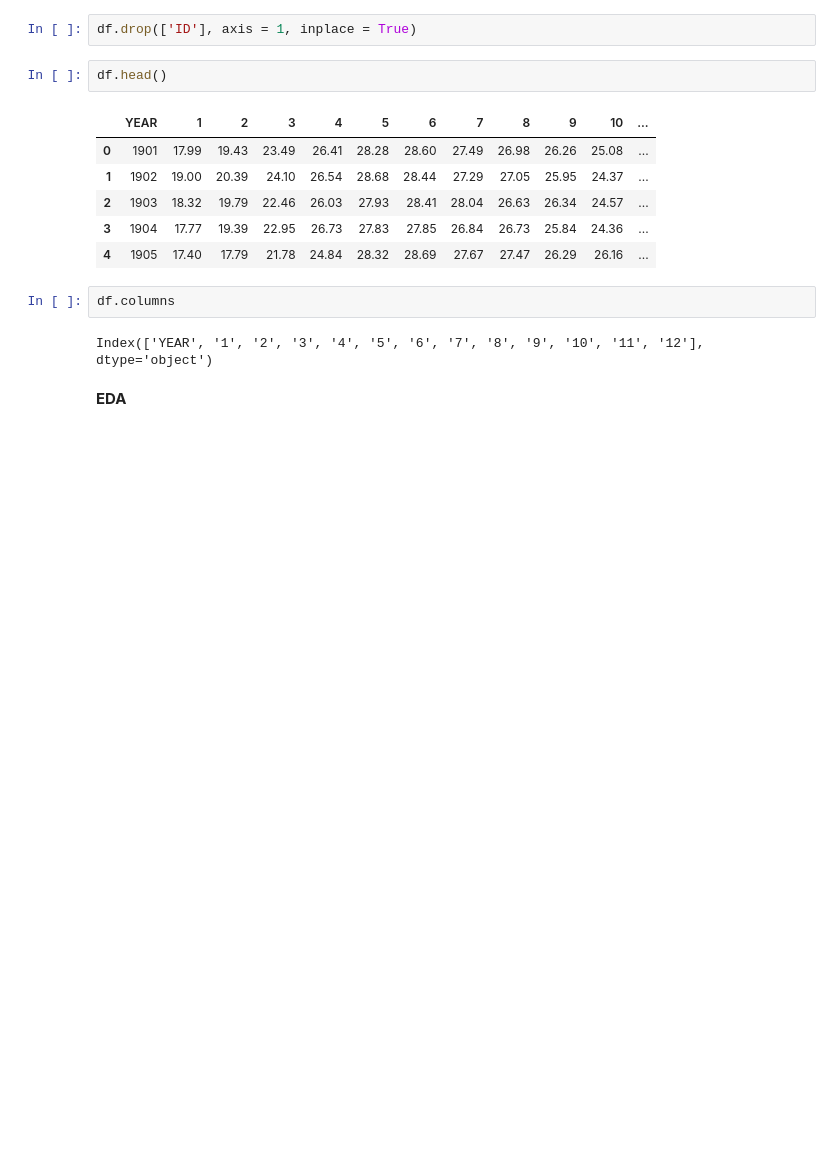
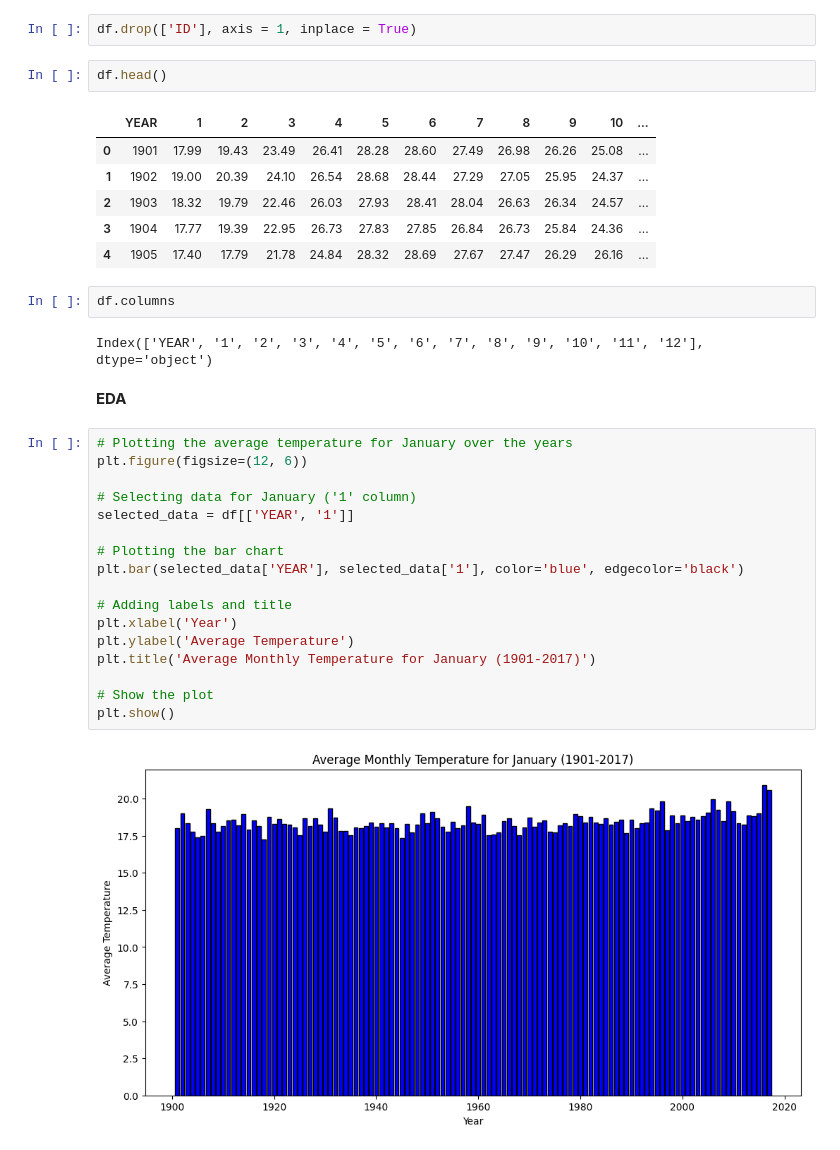
Before and after one commit to AshadullahDanish/weather-forecasting-kaggle-competition-, a Jupyter notebook: notebook1db22fbd9c.ipynb, the cells around one changed output. Cells and saved outputs as stored; diff of their text form; blank space fills up the shorter version.

```diff
--- a/notebook1db22fbd9c.ipynb
+++ b/notebook1db22fbd9c.ipynb
@@ -125,3 +120,22 @@ df.columns
 Index(['YEAR', '1', '2', '3', '4', '5', '6', '7', '8', '9', '10', '11', '12'], dtype='object')
 # %% [markdown]
 **EDA**
+# %%
+# Plotting the average temperature for January over the years
+plt.figure(figsize=(12, 6))
+
+# Selecting data for January ('1' column)
+selected_data = df[['YEAR', '1']]
+
+# Plotting the bar chart
+plt.bar(selected_data['YEAR'], selected_data['1'], color='blue', edgecolor='black')
+
+# Adding labels and title
+plt.xlabel('Year')
+plt.ylabel('Average Temperature')
+plt.title('Average Monthly Temperature for January (1901-2017)')
+
+# Show the plot
+plt.show()
+# %% [output]
+[figure, added]
```
Also changed, not shown: parts of 4 cells of this notebook.
